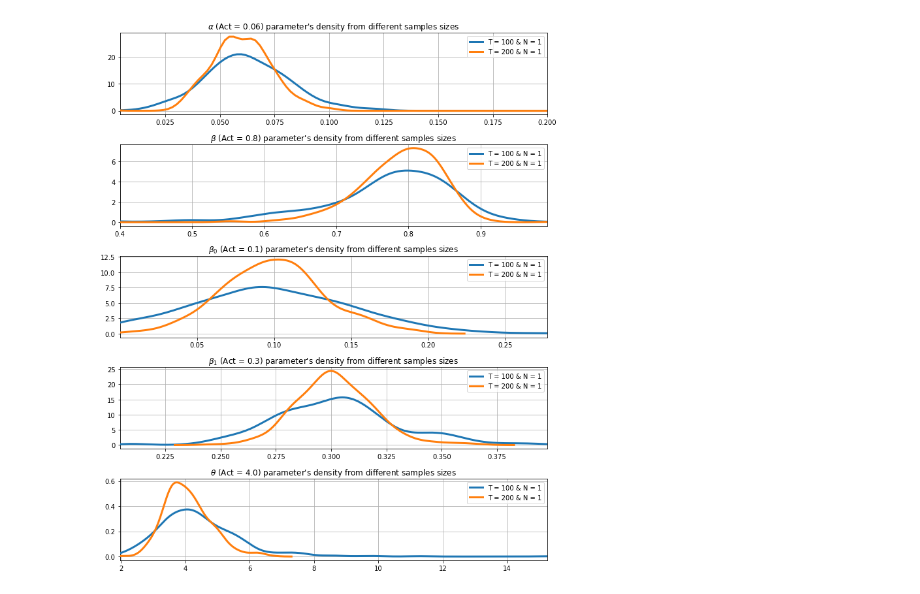
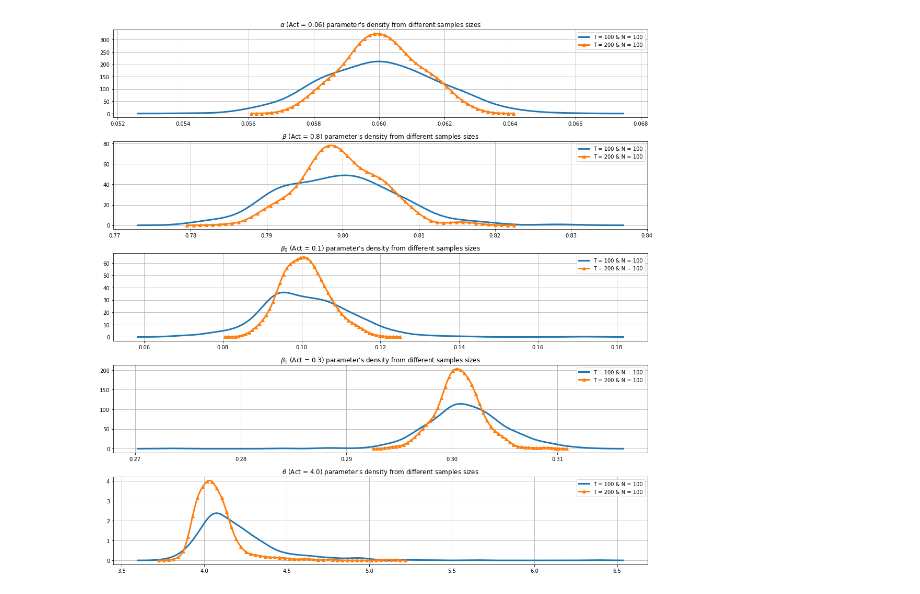
Before and after one commit to NemesiP/volatility-forecasting, a Jupyter notebook: Examples/Panel_GARCH_MIDAS_sim.ipynb, the cells around one changed output. Saved outputs shown, nothing was run; the diff lists cells and outputs as text; code cells hidden in the pictures.

```diff
--- a/Examples/Panel_GARCH_MIDAS_sim.ipynb
+++ b/Examples/Panel_GARCH_MIDAS_sim.ipynb
@@ -56,58 +56,58 @@ theta_100.fit()
 theta_200 = sm.nonparametric.KDEUnivariate(pm200.iloc[:, 3].values)
 theta_200.fit()
 theta_100s = sm.nonparametric.KDEUnivariate(gm100.iloc[:, 3].values)
 theta_100s.fit()
 theta_200s = sm.nonparametric.KDEUnivariate(gm200.iloc[:, 3].values)
 theta_200s.fit()
 
-fig , ax = plt.subplots(5, 1, figsize=(10, 12), tight_layout=True)
+fig , ax = plt.subplots(5, 1, figsize=(15, 15), tight_layout=True)
 
-#ax[0].plot(alpha_100.support, alpha_100.density, lw = 3, label = 'T = 100 & N = 100', zorder = 10)
-#ax[0].plot(alpha_200.support, alpha_200.density, lw = 3, label = 'T = 200 & N = 100', zorder = 10)
-ax[0].plot(alpha_100s.support, alpha_100s.density, lw = 3, label = 'T = 100 & N = 1', zorder = 10)
-ax[0].plot(alpha_200s.support, alpha_200s.density, lw = 3, label = 'T = 200 & N = 1', zorder = 10)
+ax[0].plot(alpha_100.support, alpha_100.density, lw = 3, label = 'T = 100 & N = 100', zorder = 10)
+ax[0].plot(alpha_200.support, alpha_200.density, lw = 3, label = 'T = 200 & N = 100',marker = '^', markevery = 10, zorder = 10)
+#ax[0].plot(alpha_100s.support, alpha_100s.density, lw = 3, label = 'T = 100 & N = 1', zorder = 10)
+#ax[0].plot(alpha_200s.support, alpha_200s.density, lw = 3, label = 'T = 200 & N = 1', zorder = 10)
 ax[0].set_title(r'$\alpha$'+" (Act = 0.06) parameter's density from different samples sizes")
-ax[0].set_xlim((np.min(gm100.iloc[:, 4].values), 0.2))
+#ax[0].set_xlim((np.min(gm100.iloc[:, 4].values), 0.2))
 ax[0].legend(loc = 'best')
 ax[0].grid(True, zorder = -5)
 
-#ax[1].plot(beta_100.support, beta_100.density, lw = 3, label = 'T = 100 & N = 100', zorder = 10)
-#ax[1].plot(beta_200.support, beta_200.density, lw = 3, label = 'T = 200 & N = 100', zorder = 10)
-ax[1].plot(beta_100s.support, beta_100s.density, lw = 3, label = 'T = 100 & N = 1', zorder = 10)
-ax[1].plot(beta_200s.support, beta_200s.density, lw = 3, label = 'T = 200 & N = 1', zorder = 10)
+ax[1].plot(beta_100.support, beta_100.density, lw = 3, label = 'T = 100 & N = 100', zorder = 10)
+ax[1].plot(beta_200.support, beta_200.density, lw = 3, label = 'T = 200 & N = 100',marker = '^', markevery = 10, zorder = 10)
+#ax[1].plot(beta_100s.support, beta_100s.density, lw = 3, label = 'T = 100 & N = 1', zorder = 10)
+#ax[1].plot(beta_200s.support, beta_200s.density, lw = 3, label = 'T = 200 & N = 1', zorder = 10)
 ax[1].set_title(r'$\beta$'+" (Act = 0.8) parameter's density from different samples sizes")
-ax[1].set_xlim((0.4, np.max(gm100.iloc[:, 5].values)))
+#ax[1].set_xlim((0.4, np.max(gm100.iloc[:, 5].values)))
 ax[1].legend(loc = 'best')
 ax[1].grid(True, zorder = -5)
 
-#ax[2].plot(beta0_100.support, beta0_100.density, lw = 3, label = 'T = 100 & N = 100', zorder = 10)
-#ax[2].plot(beta0_200.support, beta0_200.density, lw = 3, label = 'T = 200 & N = 100', zorder = 10)
-ax[2].plot(beta0_100s.support, beta0_100s.density, lw = 3, label = 'T = 100 & N = 1', zorder = 10)
-ax[2].plot(beta0_200s.support, beta0_200s.density, lw = 3, label = 'T = 200 & N = 1', zorder = 10)
+ax[2].plot(beta0_100.support, beta0_100.density, lw = 3, label = 'T = 100 & N = 100', zorder = 10)
+ax[2].plot(beta0_200.support, beta0_200.density, lw = 3, label = 'T = 200 & N = 100',marker = '^', markevery = 10, zorder = 10)
+#ax[2].plot(beta0_100s.support, beta0_100s.density, lw = 3, label = 'T = 100 & N = 1', zorder = 10)
+#ax[2].plot(beta0_200s.support, beta0_200s.density, lw = 3, label = 'T = 200 & N = 1', zorder = 10)
 ax[2].set_title(r'$\beta_0$'+" (Act = 0.1) parameter's density from different samples sizes")
-ax[2].set_xlim((np.min(gm100.iloc[:, 1].values), np.max(gm100.iloc[:, 1].values)))
+#ax[2].set_xlim((np.min(gm100.iloc[:, 1].values), np.max(gm100.iloc[:, 1].values)))
 ax[2].legend(loc = 'best')
 ax[2].grid(True, zorder = -5)
 
-#ax[3].plot(beta1_100.support, beta1_100.density, lw = 3, label = 'T = 100 & N = 100', zorder = 10)
-#ax[3].plot(beta1_200.support, beta1_200.density, lw = 3, label = 'T = 200 & N = 100', zorder = 10)
-ax[3].plot(beta1_100s.support, beta1_100s.density, lw = 3, label = 'T = 100 & N = 1', zorder = 10)
-ax[3].plot(beta1_200s.support, beta1_200s.density, lw = 3, label = 'T = 200 & N = 1', zorder = 10)
+ax[3].plot(beta1_100.support, beta1_100.density, lw = 3, label = 'T = 100 & N = 100', zorder = 10)
+ax[3].plot(beta1_200.support, beta1_200.density, lw = 3, label = 'T = 200 & N = 100', marker = '^', markevery = 10, zorder = 10)
+#ax[3].plot(beta1_100s.support, beta1_100s.density, lw = 3, label = 'T = 100 & N = 1', zorder = 10)
+#ax[3].plot(beta1_200s.support, beta1_200s.density, lw = 3, label = 'T = 200 & N = 1', zorder = 10)
 ax[3].set_title(r'$\beta_1$'+" (Act = 0.3) parameter's density from different samples sizes")
-ax[3].set_xlim((np.min(gm100.iloc[:, 2].values), np.max(gm100.iloc[:, 2].values)))
+#ax[3].set_xlim((np.min(gm100.iloc[:, 2].values), np.max(gm100.iloc[:, 2].values)))
 ax[3].legend(loc = 'best')
 ax[3].grid(True, zorder = -5)
 
-#ax[4].plot(theta_100.support, theta_100.density, lw = 3, label = 'T = 100 & N = 100', zorder = 10)
-#ax[4].plot(theta_200.support, theta_200.density, lw = 3, label = 'T = 200 & N = 100', zorder = 10)
-ax[4].plot(theta_100s.support, theta_100s.density, lw = 3, label = 'T = 100 & N = 1', zorder = 10)
-ax[4].plot(theta_200s.support, theta_200s.density, lw = 3, label = 'T = 200 & N = 1', zorder = 10)
+ax[4].plot(theta_100.support, theta_100.density, lw = 3, label = 'T = 100 & N = 100', zorder = 10)
+ax[4].plot(theta_200.support, theta_200.density, lw = 3, label = 'T = 200 & N = 100',marker = '^', markevery = 10, zorder = 10)
+#ax[4].plot(theta_100s.support, theta_100s.density, lw = 3, label = 'T = 100 & N = 1', zorder = 10)
+#ax[4].plot(theta_200s.support, theta_200s.density, lw = 3, label = 'T = 200 & N = 1', zorder = 10)
 ax[4].set_title(r'$\theta$'+" (Act = 4.0) parameter's density from different samples sizes")
-ax[4].set_xlim((np.min(gm100.iloc[:, 3].values), np.max(gm100.iloc[:, 3].values)))
+#ax[4].set_xlim((np.min(gm100.iloc[:, 3].values), np.max(gm100.iloc[:, 3].values)))
 ax[4].legend(loc = 'best')
 ax[4].grid(True, zorder = -5)
 
-plt.savefig('C:/Users/peter/Desktop/volatility-forecasting/results/garch_midas_sim.png')
+plt.savefig('C:/Users/peter/Desktop/volatility-forecasting/results/panel_garch_midas_sim.png')
 plt.show()
 # %% [output]
-[figure, old version]
+[figure, new version]
```
Also changed, not shown: 2 other files.
